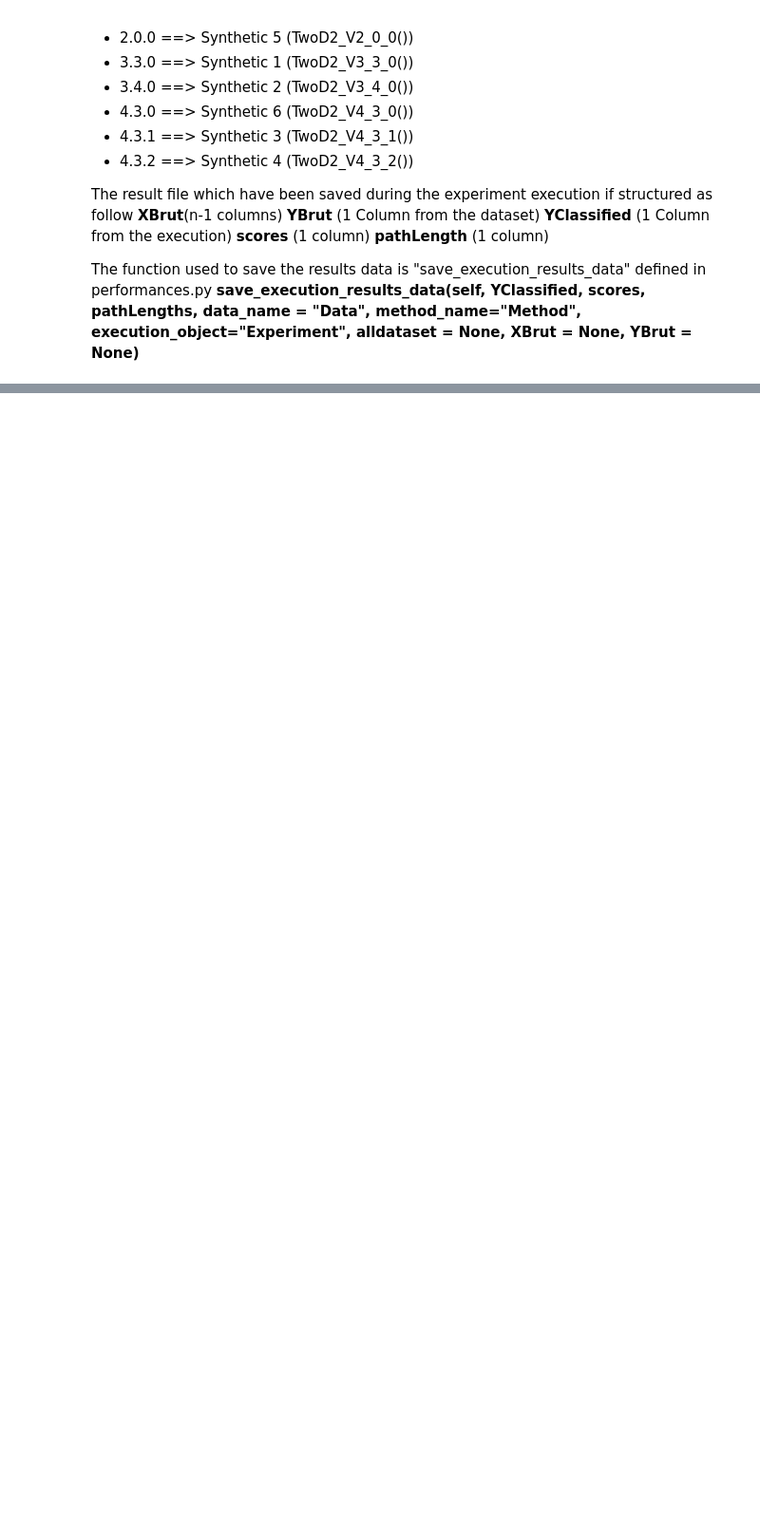
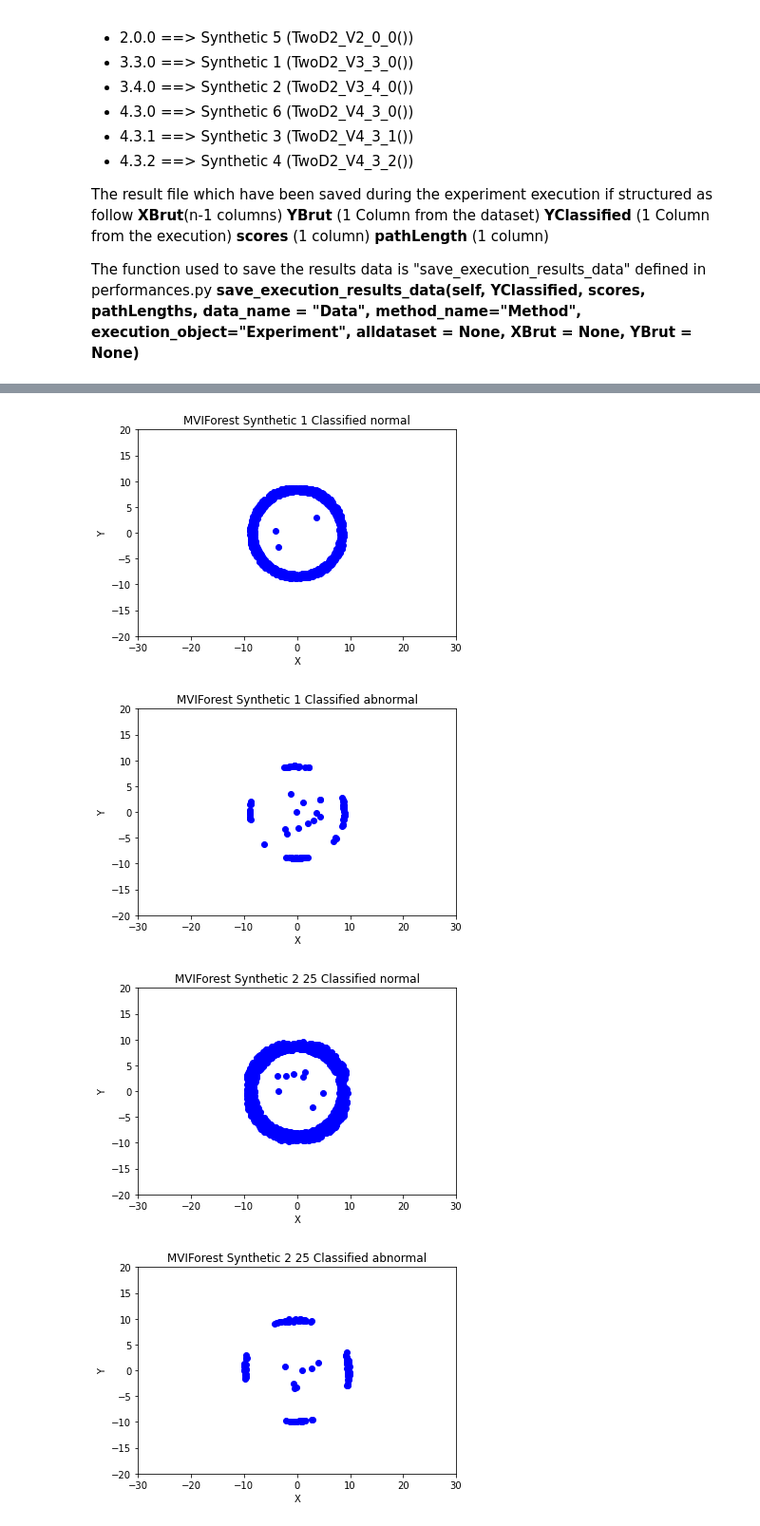
Before and after one commit to Elmecio/IForestStudyAndMVIForest, a Jupyter notebook: od_methods/IsoFo/IForest_Analysis/dimension_influence_IForestImplementation/execution_result_description/NewsDatasets_28082020/Figures/2020-10-30_Copie_Important/images_generator.ipynb, the cells around one changed output, grey strips where cells are left out. Shown at 95% size. Cells and saved outputs as stored; diff of their text form; code cells hidden in the pictures; blank space fills up the shorter version.

Commit message:
MUT : Generate New Images

```diff
--- a/od_methods/IsoFo/IForest_Analysis/dimension_influence_IForestImplementation/execution_result_description/NewsDatasets_28082020/Figures/2020-10-30_Copie_Important/images_generator.ipynb
+++ b/od_methods/IsoFo/IForest_Analysis/dimension_influence_IForestImplementation/execution_result_description/NewsDatasets_28082020/Figures/2020-10-30_Copie_Important/images_generator.ipynb
@@ -109,0 +90,41 @@ show_figure(full_dataset, dataset_name)
+# %%
+#2.0.0 ==> Synthetic 5 (TwoD2_V2_0_0())
+#3.3.0 ==> Synthetic 1 (TwoD2_V3_3_0())
+#3.4.0 ==> Synthetic 2 (TwoD2_V3_4_0())
+#4.3.0 ==> Synthetic 6 (TwoD2_V4_3_0())
+#4.3.1 ==> Synthetic 3 (TwoD2_V4_3_1())
+#4.3.2 ==> Synthetic 4 (TwoD2_V4_3_2())
+method_name = "MVIForest"
+
+dataset_name = "Synthetic 1"
+data_path = "MVIForest/Experiment_MVIForest_TwoD_V3.3.0_DataResults_2020-10-30-02-53-34-472224.csv"
+show_figure(data_path, dataset_name, method_name)
+
+dataset_name = "Synthetic 2 25"
+data_path = "MVIForest/Experiment_MVIForest_TwoD_V3.4.0_DataResults_2020-10-30-02-26-25-823467.csv"
+show_figure(data_path, dataset_name, method_name)
+
+dataset_name = "Synthetic 2 46"
+data_path = "MVIForest/Experiment_MVIForest_TwoD_V3.4.0_DataResults_2020-10-30-02-29-46-105902.csv"
+show_figure(data_path, dataset_name, method_name)
+
+dataset_name = "Synthetic 3"
+data_path = "MVIForest/Experiment_MVIForest_TwoD_V4.3.1_DataResults_2020-10-30-02-32-57-346131.csv"
+show_figure(data_path, dataset_name, method_name)
+
+dataset_name = "Synthetic 4"
+data_path = "MVIForest/Experiment_MVIForest_TwoD_V4.3.2_DataResults_2020-10-30-02-59-55-242954.csv"
+show_figure(data_path, dataset_name, method_name)
+
+dataset_name = "Synthetic 5"
+data_path = "MVIForest/Experiment_MVIForest_TwoD_V2.0.0_DataResults_2020-10-30-02-02-08-538118.csv"
+show_figure(data_path, dataset_name, method_name)
+
+dataset_name = "Synthetic 6"
+data_path = "MVIForest/Experiment_MVIForest_TwoD_V4.3.0_DataResults_2020-10-30-02-58-19-461252.csv"
+show_figure(data_path, dataset_name, method_name)
+# %% [output]
+[figure, added]
+[figure, added]
+[figure, added]
+[figure, added]
```
Also changed, not shown: parts of 14 cells of this notebook, 47 other files.
